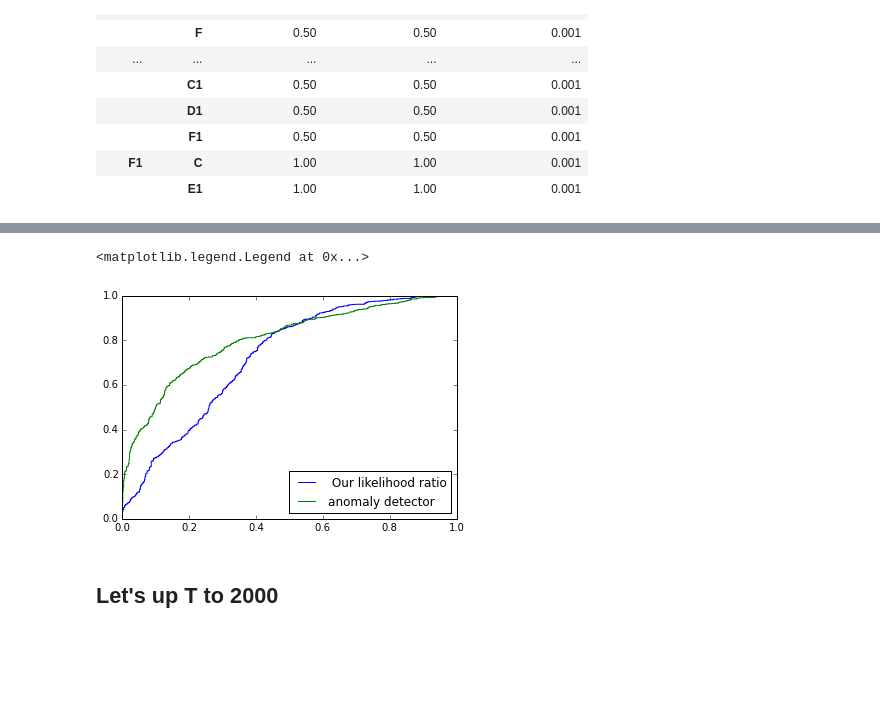
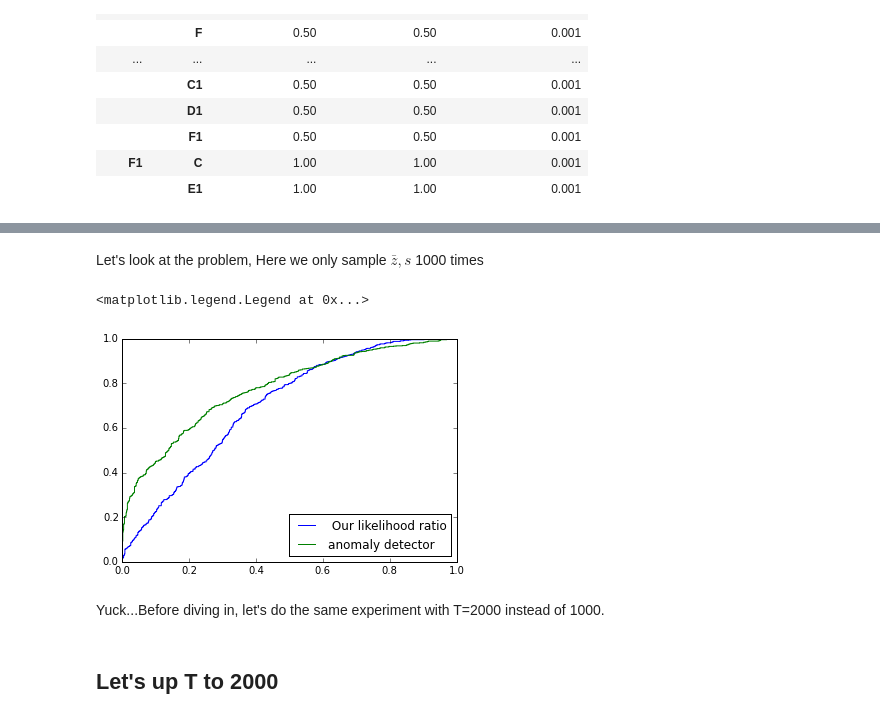
Before and after one commit to j-grana6/SFT-Nets, a Jupyter notebook: python/playing_with_the_problem.ipynb, the cells around one changed output, grey strips where cells are left out. Drawn from its saved outputs; the diff is of its cells as text; code cells hidden in the pictures; blank space fills up the shorter version.

```diff
--- a/python/playing_with_the_problem.ipynb
+++ b/python/playing_with_the_problem.ipynb
@@ -108,24 +150,28 @@ HTML(rates[ix].to_html())
+# %% [markdown]
+Let's look at the problem,  Here we only sample $\bar{z}, s$ 1000 times
 # %%
 percore = 100
 net_input = net
 s_input = s0
 def f1(x):
     return get_roc_coords(x, percore, percore, net_input, s0=s_input , \
-                                  T=1000, method='direct', directsamps=2000, printsteps=False)
+                                  T=1000, method='direct', directsamps=1000, printsteps=False)
 from multiprocessing import Pool
 p = Pool(8)
-results_1 = p.map(f1, list(np.random.randint(0, 10000, 8)))
+results_good_better = p.map(f1, list(np.random.randint(0, 10000, 8)))
 # %%
-pos_5, neg_5 = handle_parallel_res(results_1)
+pos_5, neg_5 = handle_parallel_res(results_good_better)
 our_roc_pts = np.asarray(plot_our_roc(pos_5, neg_5, .001))
 anom_roc_pts = np.asarray(plot_anomaly_roc(pos_5, neg_5, .0001))
 plot(our_roc_pts[:,0], our_roc_pts[:,1], label =' Our likelihood ratio')
 plot(anom_roc_pts[:,0], anom_roc_pts[:,1], label = 'anomaly detector')
 plt.xlim(0,1)
 plt.legend(loc=0)
 # %% [output]
 <matplotlib.legend.Legend at 0x...>
-[figure, old version]
+[figure, new version]
+# %% [markdown]
+Yuck...Before diving in, let's do the same experiment with T=2000 instead of 1000.
 # %% [markdown]
 ## Let's up T to 2000
 # %%
```
Also changed, not shown: parts of 14 cells of this notebook, 1 other file.
